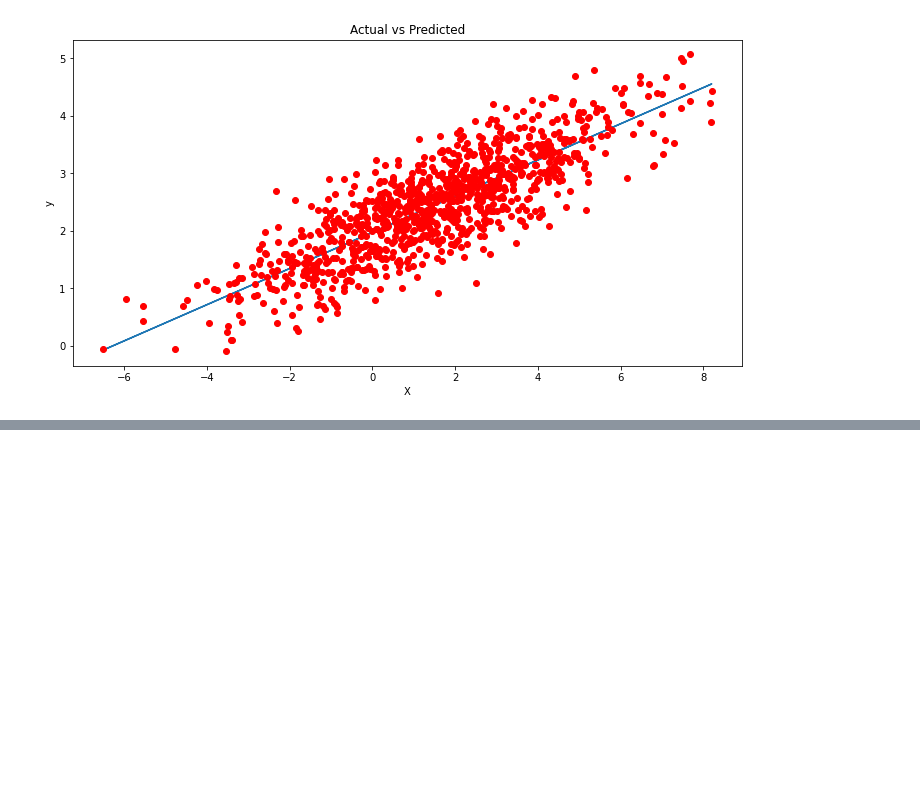
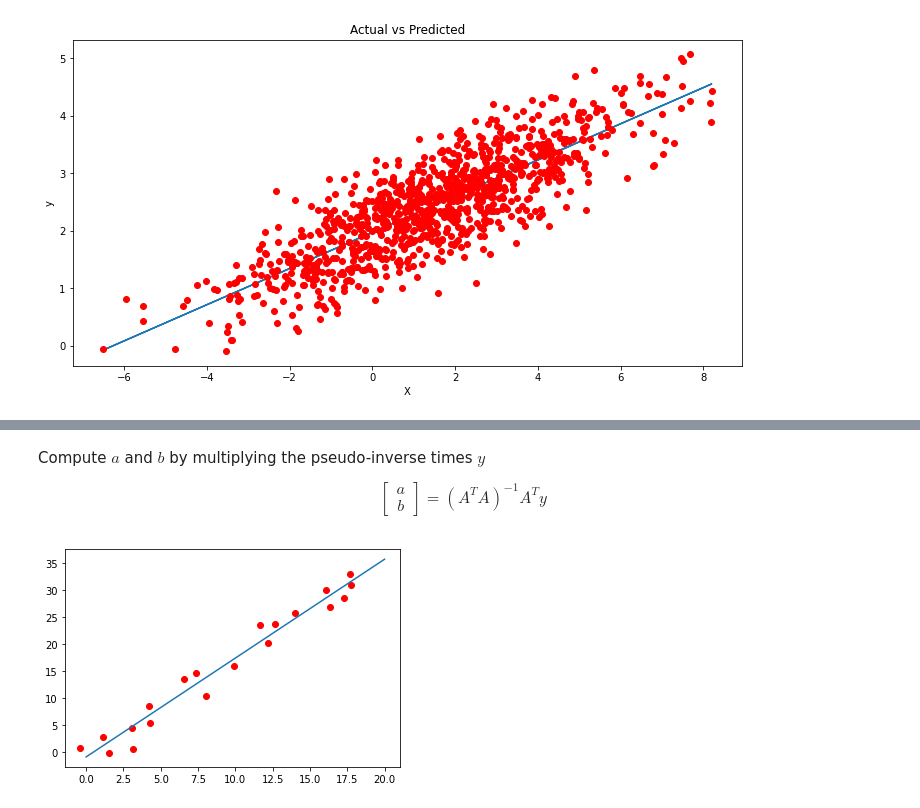
Before and after one commit to Cassiesanu8/Capstone_Project, a Jupyter notebook: BasicRegression1.ipynb, the cells around one changed output, grey strips where cells are left out. Cells and saved outputs as stored; diff of their text form; code cells hidden in the pictures; blank space fills up the shorter version.

```diff
--- a/BasicRegression1.ipynb
+++ b/BasicRegression1.ipynb
@@ -107,0 +390,5 @@ Text(0, 0.5, 'y')
+# %%
+x_matrix = x.reshape((-1, 1))
+ones = np.ones((len(x), 1))
+A = np.append(x_matrix, ones, axis=1)
+A
@@ -107,0 +420,4 @@ Text(0, 0.5, 'y')
+# %%
+At = A.T
+pseudo_inv = np.linalg.inv(At.dot(A)).dot(At)
+pseudo_inv
@@ -107,0 +433,17 @@ Text(0, 0.5, 'y')
+# %% [markdown]
+Compute $a$ and $b$ by multiplying the pseudo-inverse times $y$
+
+$$\begin{bmatrix}
+a \\
+b
+\end{bmatrix} = (A^T A)^{-1} A^T y$$
+# %%
+(a, b) = pseudo_inv.dot(y)
+
+x_points = [0, 20]
+y_points = [a*x + b for x in x_points]
+plt.scatter(x, y, color='red')
+plt.plot(x_points, y_points)
+plt.show()
+# %% [output]
+[figure, added]
```
Also changed, not shown: parts of 40 cells of this notebook.
